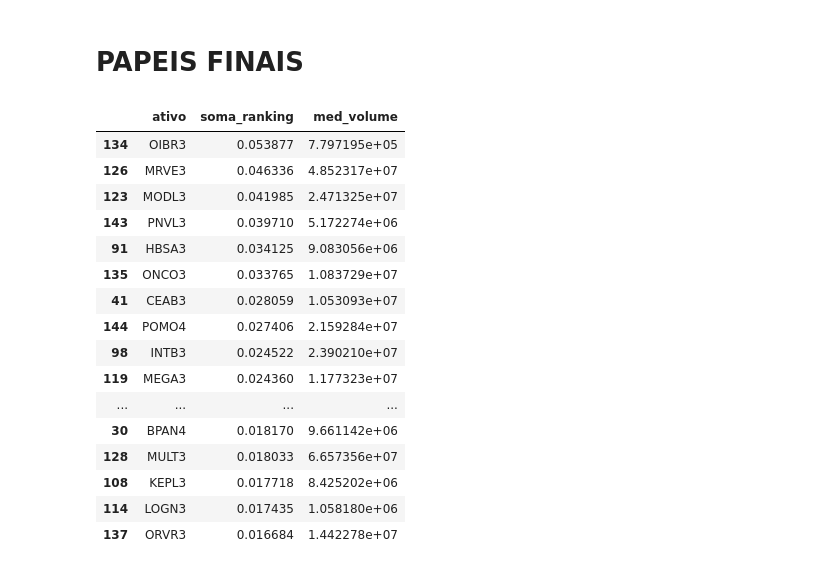
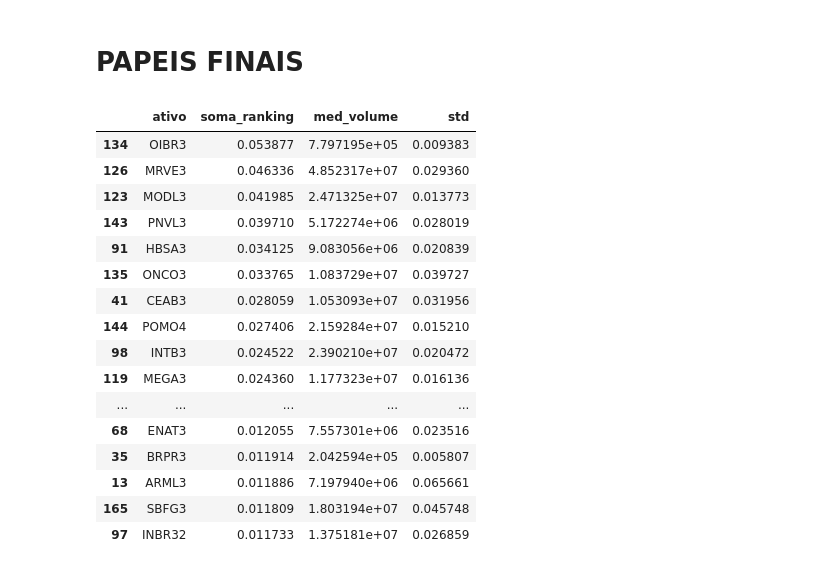
Before and after one commit to EDJR94/leilao_fechamento, a Jupyter notebook: v02_leilao_fechamento.ipynb, the cells around one changed output. Saved outputs shown, nothing was run; the diff lists cells and outputs as text; code cells hidden in the pictures.

```diff
--- a/v02_leilao_fechamento.ipynb
+++ b/v02_leilao_fechamento.ipynb
@@ -462,6 +478,7 @@ for key, df in df_dias_leilao_p_result.items():
     df_final = (df.groupby('ativo')
                             .agg(num_pos = ('num_pos', 'sum'),
                                  media = ('medias', 'mean'),
+                                 std = ('medias', 'std'),
                                 med_volume = ('med_volume','mean'))
                             .reset_index())
 
@@ -475,6 +492,7 @@ for key, df in df_dias_leilao_n_result.items():
     df_final = (df.groupby('ativo')
                             .agg(num_neg = ('num_neg', 'sum'),
                                  media = ('medias', 'mean'),
+                                  std = ('medias', 'std'),
                                 med_volume = ('med_volume','mean'))
                             .reset_index())
 
@@ -699,40 +748,44 @@ for nome_dataframe, dataframe in dicionario_dataframes.items():
     # Agrupe os dados por 'ativo' e some a coluna 'soma_ranking'
     soma_ranking = dataframe.groupby('ativo')['soma_ranking'].sum()
 
+    # Agrupe os dados por 'ativo' e some a coluna 'std'
+    std = dataframe.groupby('ativo')['std'].mean()
+
     # Agrupe os dados por 'ativo' e calcule a média da coluna 'med_volume'
     media_volume = dataframe.groupby('ativo')['med_volume'].mean()
 
     # Crie um dataframe temporário com as colunas 'ativo', 'soma_ranking' e 'med_volume'
-    df_temporario = pd.DataFrame({'ativo': soma_ranking.index, 'soma_ranking': soma_ranking.values, 'med_volume': media_volume.values})
+    df_temporario = pd.DataFrame({'ativo': soma_ranking.index, 'soma_ranking': soma_ranking.values, 'med_volume': media_volume.values, 'std':std.values})
 
     # Concatene o dataframe temporário ao dataframe resultante
     df_resultante = pd.concat([df_resultante, df_temporario], ignore_index=True)
 
 # Agrupe o dataframe resultante novamente por 'ativo' e calcule a média da coluna 'med_volume'
-df_resultante = df_resultante.groupby('ativo').agg({'soma_ranking': 'sum', 'med_volume': 'mean'}).reset_index()
+df_resultante = df_resultante.groupby('ativo').agg({'soma_ranking': 'sum', 'med_volume': 'mean', 'std':'sum'}).reset_index()
 # %% [markdown]
 # PAPEIS FINAIS
 # %%
 #volume acima de 1MM
 df_resultante = df_resultante.loc[df_resultante['med_volume'] >= 100000,:].sort_values(by='soma_ranking', ascending=False)
 # %%
-df_resultante.head(30)
+df_resultante.to_excel('compras.xlsx', index=False)
+df_resultante.head(50)
 # %% [output]
-|  | ativo | soma_ranking | med_volume |
-| 134 | OIBR3 | 0.053877 | 7.797195e+05 |
-| 126 | MRVE3 | 0.046336 | 4.852317e+07 |
-| 123 | MODL3 | 0.041985 | 2.471325e+07 |
-| 143 | PNVL3 | 0.039710 | 5.172274e+06 |
-| 91 | HBSA3 | 0.034125 | 9.083056e+06 |
-| 135 | ONCO3 | 0.033765 | 1.083729e+07 |
-| 41 | CEAB3 | 0.028059 | 1.053093e+07 |
-| 144 | POMO4 | 0.027406 | 2.159284e+07 |
-| 98 | INTB3 | 0.024522 | 2.390210e+07 |
-| 119 | MEGA3 | 0.024360 | 1.177323e+07 |
-| ... | ... | ... | ... |
-| 30 | BPAN4 | 0.018170 | 9.661142e+06 |
-| 128 | MULT3 | 0.018033 | 6.657356e+07 |
-| 108 | KEPL3 | 0.017718 | 8.425202e+06 |
-| 114 | LOGN3 | 0.017435 | 1.058180e+06 |
-| 137 | ORVR3 | 0.016684 | 1.442278e+07 |
+|  | ativo | soma_ranking | med_volume | std |
+| 134 | OIBR3 | 0.053877 | 7.797195e+05 | 0.009383 |
+| 126 | MRVE3 | 0.046336 | 4.852317e+07 | 0.029360 |
+| 123 | MODL3 | 0.041985 | 2.471325e+07 | 0.013773 |
+| 143 | PNVL3 | 0.039710 | 5.172274e+06 | 0.028019 |
+| 91 | HBSA3 | 0.034125 | 9.083056e+06 | 0.020839 |
+| 135 | ONCO3 | 0.033765 | 1.083729e+07 | 0.039727 |
+| 41 | CEAB3 | 0.028059 | 1.053093e+07 | 0.031956 |
+| 144 | POMO4 | 0.027406 | 2.159284e+07 | 0.015210 |
+| 98 | INTB3 | 0.024522 | 2.390210e+07 | 0.020472 |
+| 119 | MEGA3 | 0.024360 | 1.177323e+07 | 0.016136 |
+| ... | ... | ... | ... | ... |
+| 68 | ENAT3 | 0.012055 | 7.557301e+06 | 0.023516 |
+| 35 | BRPR3 | 0.011914 | 2.042594e+05 | 0.005807 |
+| 13 | ARML3 | 0.011886 | 7.197940e+06 | 0.065661 |
+| 165 | SBFG3 | 0.011809 | 1.803194e+07 | 0.045748 |
+| 97 | INBR32 | 0.011733 | 1.375181e+07 | 0.026859 |
 # %%
```
Also changed, not shown: parts of 6 cells of this notebook, 2 other files.
